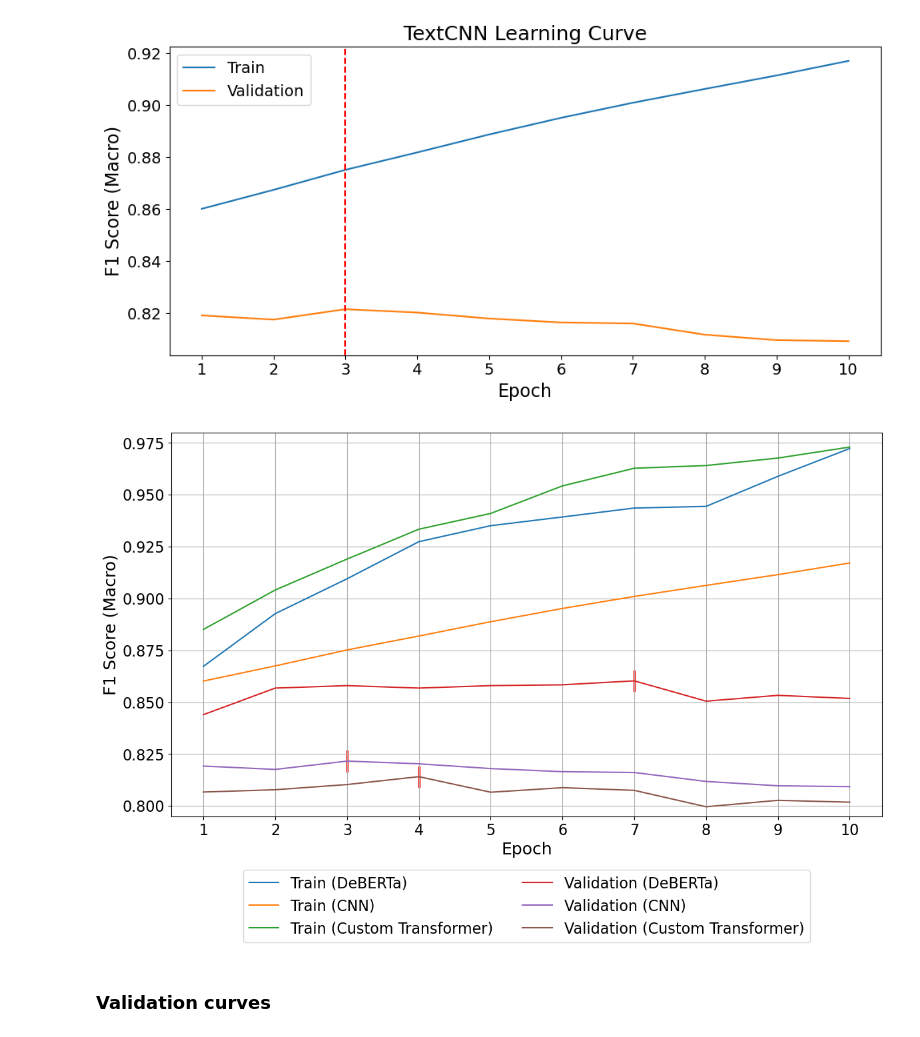
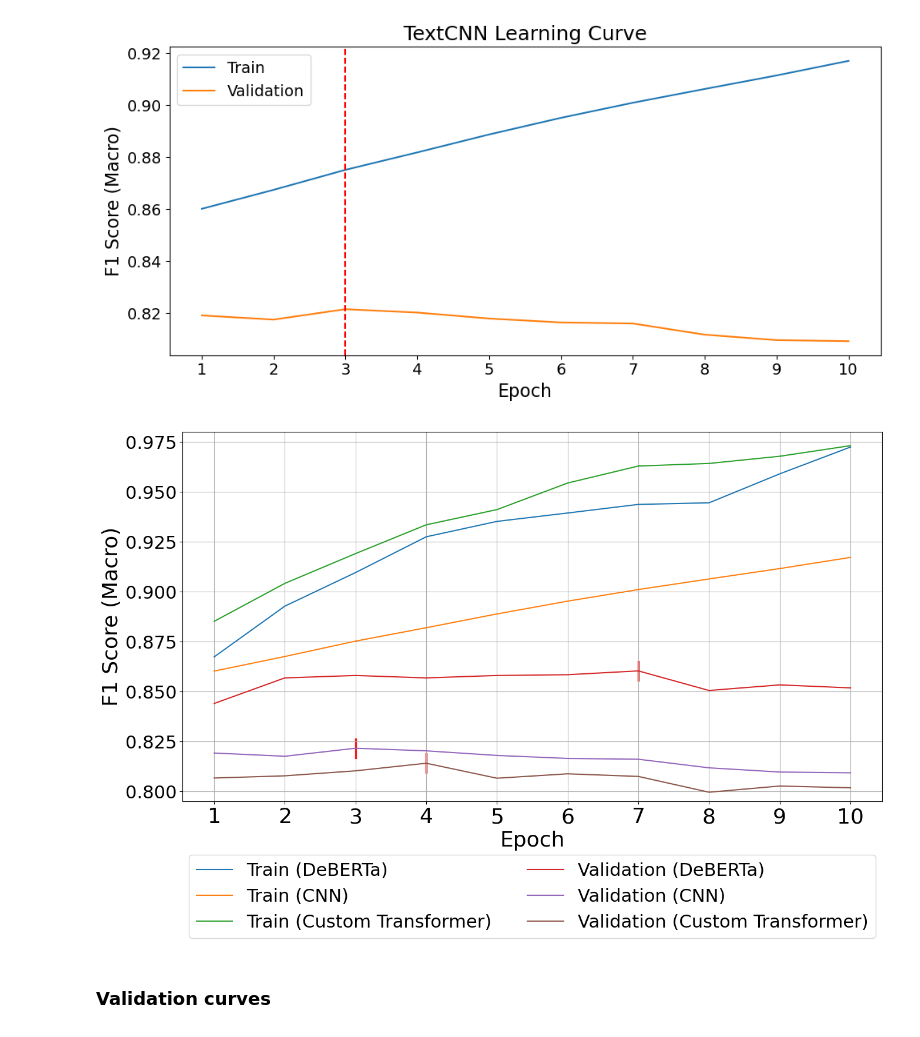
Before and after one commit to bugoverdose/dl-twitter-crisis, a Jupyter notebook: crisis_bench_jinwoo.ipynb, the cells around one changed output. Drawn from its saved outputs; the diff is of its cells as text; code cells hidden in the pictures.

```diff
--- a/crisis_bench_jinwoo.ipynb
+++ b/crisis_bench_jinwoo.ipynb
@@ -3014,36 +3014,36 @@ plot_learning_curve(
 # %%
 import matplotlib.pyplot as plt
 
 overfitting_y_size = 0.005
 
 N = 10
-plt.figure(figsize=(12, 8))
+plt.figure(figsize=(14, 9))
 
 plt.plot(range(1, N+1), deberta_train_f1, label="Train (DeBERTa)")
 plt.plot(range(1, N+1), cnn_train_f1s, label="Train (CNN)")
 plt.plot(range(1, N+1), transformer_train_f1s, label="Train (Custom Transformer)")
 
 plt.plot(range(1, N+1), deberta_val_f1, label="Validation (DeBERTa)")
 plt.fill_between([deberta_epoch - 0.01, deberta_epoch + 0.01], deberta_best_val - overfitting_y_size, deberta_best_val + overfitting_y_size, color='red')
 
 plt.plot(range(1, N+1), cnn_val_f1s, label="Validation (CNN)")
 plt.fill_between([cnn_epoch - 0.01, cnn_epoch + 0.01], cnn_best_val - overfitting_y_size, cnn_best_val + overfitting_y_size, color='red') # , label="overfitting threshold")
 
 plt.plot(range(1, N+1), transformer_val_f1s, label="Validation (Custom Transformer)")
 plt.fill_between([transformer_epoch - 0.01, transformer_epoch + 0.01], transformer_best_val - overfitting_y_size, transformer_best_val + overfitting_y_size, color='red')
 
-plt.xticks([i for i in range(1, N+1)], fontsize=16)
-plt.yticks(fontsize=16)
-plt.xlabel("Epoch", fontsize=18)
-plt.ylabel("F1 Score (Macro)", fontsize=18)
-# plt.title("Learning Curves", fontsize=20)
-plt.legend(fontsize=16, ncol=2, loc="upper center", bbox_to_anchor=(0.5, -0.12)) #, loc="best", frameon=False)
+plt.xticks([i for i in range(1, N+1)], fontsize=26)
+plt.yticks(fontsize=22)
+plt.xlabel("Epoch", fontsize=26)
+plt.ylabel("F1 Score (Macro)", fontsize=26)
+# plt.title("Learning Curves", fontsize=26)
+plt.legend(fontsize=22, ncol=2, loc="upper center", bbox_to_anchor=(0.5, -0.12)) #, loc="best", frameon=False)
 plt.ylim(0.795, 0.98)
 plt.tight_layout()
 plt.grid(True)
 plt.savefig("learning_curves.png")
 # %% [output]
-[figure, old version]
+[figure, new version]
 # %% [markdown]
 ### Validation curves
 # %%
```
Also changed, not shown: parts of 1 cell of this notebook, 3 other files.
